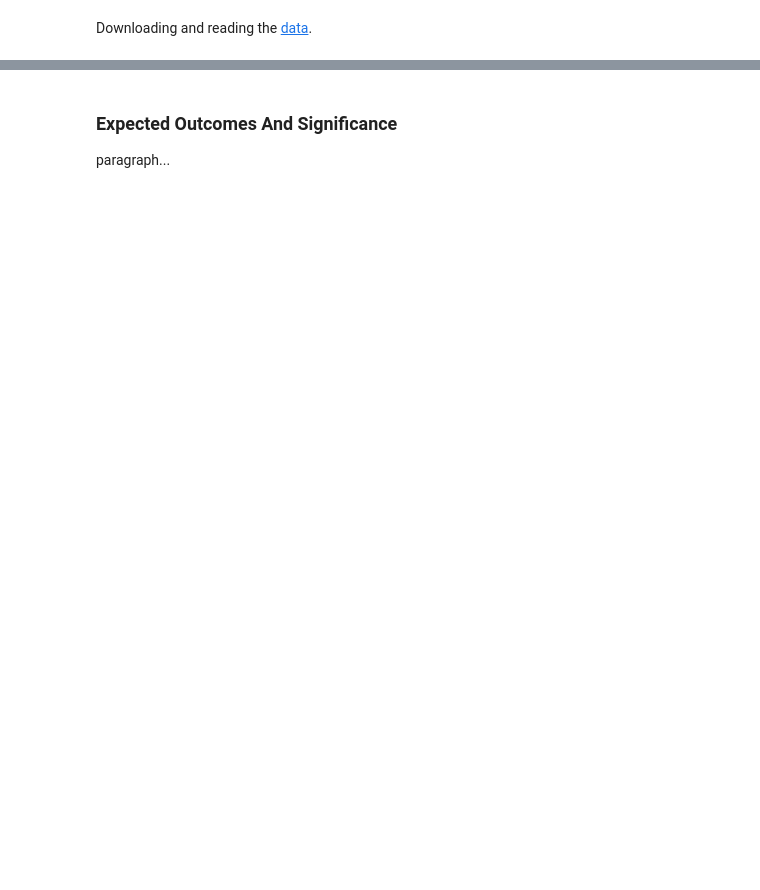
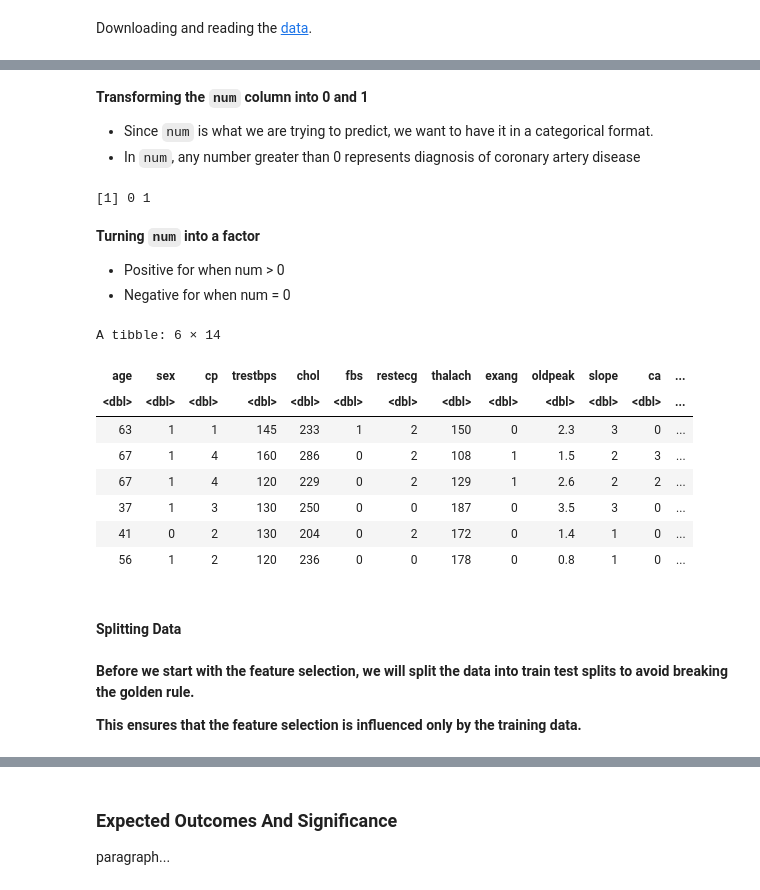
Before and after one commit to Jaboott/DSCI100-Project, a Jupyter notebook: Project_Proposal.ipynb, the cells around one changed output, grey strips where cells are left out. Cells and saved outputs as stored; diff of their text form; code cells hidden in the pictures; blank space fills up the shorter version.

```diff
--- a/Project_Proposal.ipynb
+++ b/Project_Proposal.ipynb
@@ -64,0 +206,16 @@ A tibble: 6 × 14
+# %%
+# filtering the dataset so only the column without NA remains
+cleveland_filtered <- cleveland_data %>%
+  filter(!if_any(everything(), is.na))
+
+# making a tibble with column type and the number of nulls
+# in each column to make sure Na is removed
+cleveland_summary <- tibble(
+  ColumnName = cleveland_data_col_names,
+  NumNulls = map_dbl(cleveland_filtered, ~sum(.x == "?", na.rm = TRUE)),
+  NumNAs = map_dbl(cleveland_filtered, ~sum(is.na(.x))),
+  TotalMissing = map_dbl(cleveland_filtered,
+                         ~sum(.x == "?", na.rm = TRUE) + sum(is.na(.x))),
+  ColumnType = map_chr(cleveland_filtered, ~class(.x))
+)
+print(cleveland_summary)
@@ -64,0 +240,39 @@ A tibble: 6 × 14
+# %% [markdown]
+**Transforming the `num` column into 0 and 1**
+- Since `num` is what we are trying to predict, we want to have it in a categorical format.
+- In `num`, any number greater than 0 represents diagnosis of coronary artery disease
+# %%
+# turn num into either 0 or 1
+cleveland_filtered <- cleveland_filtered |>
+  mutate(num = ifelse(num > 0, 1, 0))
+
+print(unique(cleveland_filtered$num))
+# %% [output]
+[1] 0 1
+# %% [markdown]
+**Turning `num` into a factor**
+- Positive for when num > 0
+- Negative for when num = 0
+# %%
+# using num as a factor and renaming the categories
+cleveland_filtered <- cleveland_filtered |>
+  mutate(num = as_factor(num)) |>
+  mutate(num = fct_recode(num, "Positive" = "1", "Negative" = "0"))
+
+head(cleveland_filtered)
+# %% [output]
+A tibble: 6 × 14
+| age | sex | cp | trestbps | chol | fbs | restecg | thalach | exang | oldpeak | slope | ca | ... |
+| <dbl> | <dbl> | <dbl> | <dbl> | <dbl> | <dbl> | <dbl> | <dbl> | <dbl> | <dbl> | <dbl> | <dbl> | ... |
+| 63 | 1 | 1 | 145 | 233 | 1 | 2 | 150 | 0 | 2.3 | 3 | 0 | ... |
+| 67 | 1 | 4 | 160 | 286 | 0 | 2 | 108 | 1 | 1.5 | 2 | 3 | ... |
+| 67 | 1 | 4 | 120 | 229 | 0 | 2 | 129 | 1 | 2.6 | 2 | 2 | ... |
+| 37 | 1 | 3 | 130 | 250 | 0 | 0 | 187 | 0 | 3.5 | 3 | 0 | ... |
+| 41 | 0 | 2 | 130 | 204 | 0 | 2 | 172 | 0 | 1.4 | 1 | 0 | ... |
+| 56 | 1 | 2 | 120 | 236 | 0 | 0 | 178 | 0 | 0.8 | 1 | 0 | ... |
+# %% [markdown]
+#### Splitting Data
+# %% [markdown]
+**Before we start with the feature selection, we will split the data into train test splits to avoid breaking the golden rule.**
+
+**This ensures that the feature selection is influenced only by the training data.**
```
Also changed, not shown: parts of 22 cells of this notebook.
